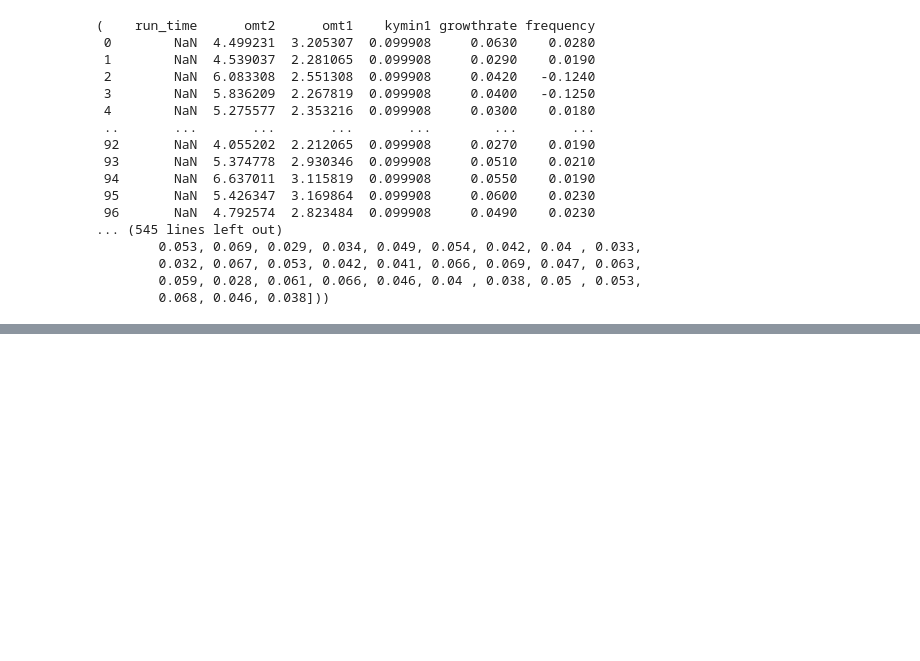
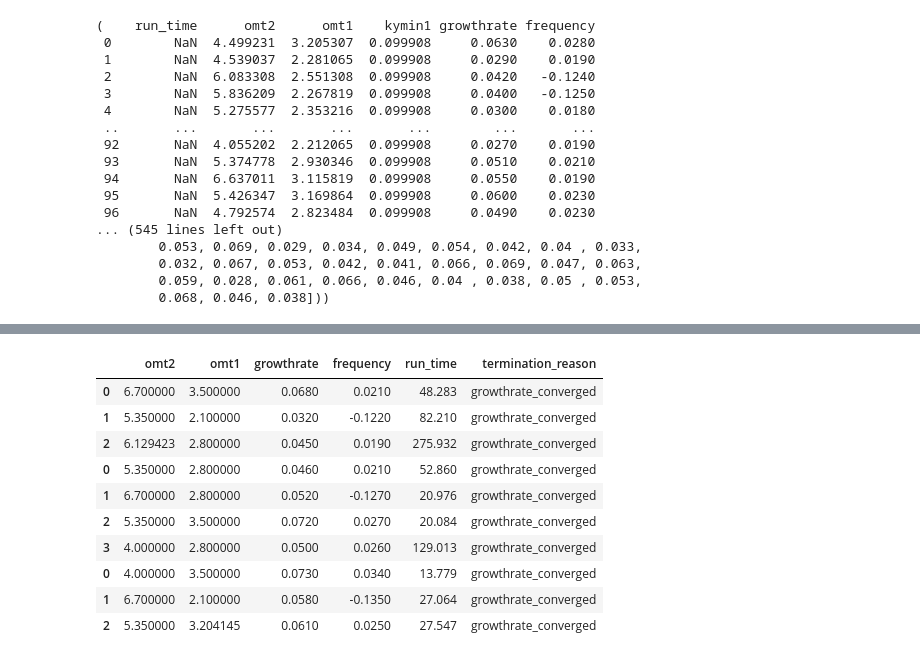
Before and after one commit to DanHarJor/DEEPlasma, a Jupyter notebook: get_data_tutorial.ipynb, the cells around one changed output, grey strips where cells are left out. Saved outputs shown, nothing was run; the diff lists cells and outputs as text; code cells hidden in the pictures; blank space fills up the shorter version.

```diff
--- a/get_data_tutorial.ipynb
+++ b/get_data_tutorial.ipynb
@@ -92,3 +95,12 @@ data_set_3D.df, data_set_3D.x_train, data_set_3D.growthrate_train, data_set_3D.x
         0.032, 0.067, 0.053, 0.042, 0.041, 0.066, 0.069, 0.047, 0.063,
         0.059, 0.028, 0.061, 0.066, 0.046, 0.04 , 0.038, 0.05 , 0.053,
         0.068, 0.046, 0.038]))
+# %%
+from GENE_ML.gene_ml.dataset.ScanData import ScanData2
+from GENE_ML.gene_ml.parsers.GENEparser import GENE_scan_parser
+from config import Config
+config = Config()
+
+parser = GENE_scan_parser(config)
+remote_save_dir = '/scratch/project_462000451/gene_out/gene_auto/SSG_2p_l4_uq'
+data_set = ScanData2('SSG_2p_l4_uq',  parser=parser, config=config, remote_save_dir=remote_save_dir, split_ratio=[0.4,0.1,0.5])
@@ -94,0 +125,14 @@ data_set_3D.df, data_set_3D.x_train, data_set_3D.growthrate_train, data_set_3D.x
+# %%
+data_set.df
+# %% [output]
+|  | omt2 | omt1 | growthrate | frequency | run_time | termination_reason |
+| 0 | 6.700000 | 3.500000 | 0.0680 | 0.0210 | 48.283 | growthrate_converged |
+| 1 | 5.350000 | 2.100000 | 0.0320 | -0.1220 | 82.210 | growthrate_converged |
+| 2 | 6.129423 | 2.800000 | 0.0450 | 0.0190 | 275.932 | growthrate_converged |
+| 0 | 5.350000 | 2.800000 | 0.0460 | 0.0210 | 52.860 | growthrate_converged |
+| 1 | 6.700000 | 2.800000 | 0.0520 | -0.1270 | 20.976 | growthrate_converged |
+| 2 | 5.350000 | 3.500000 | 0.0720 | 0.0270 | 20.084 | growthrate_converged |
+| 3 | 4.000000 | 2.800000 | 0.0500 | 0.0260 | 129.013 | growthrate_converged |
+| 0 | 4.000000 | 3.500000 | 0.0730 | 0.0340 | 13.779 | growthrate_converged |
+| 1 | 6.700000 | 2.100000 | 0.0580 | -0.1350 | 27.064 | growthrate_converged |
+| 2 | 5.350000 | 3.204145 | 0.0610 | 0.0250 | 27.547 | growthrate_converged |
```
Also changed, not shown: parts of 6 cells of this notebook, 5 other files.
